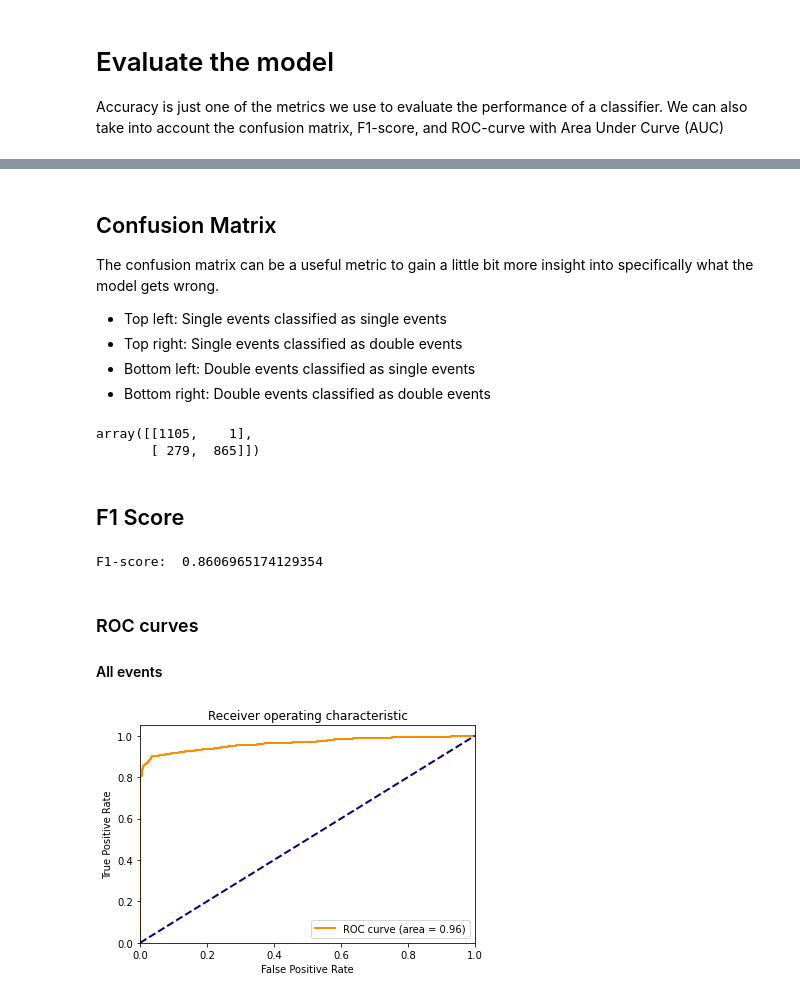
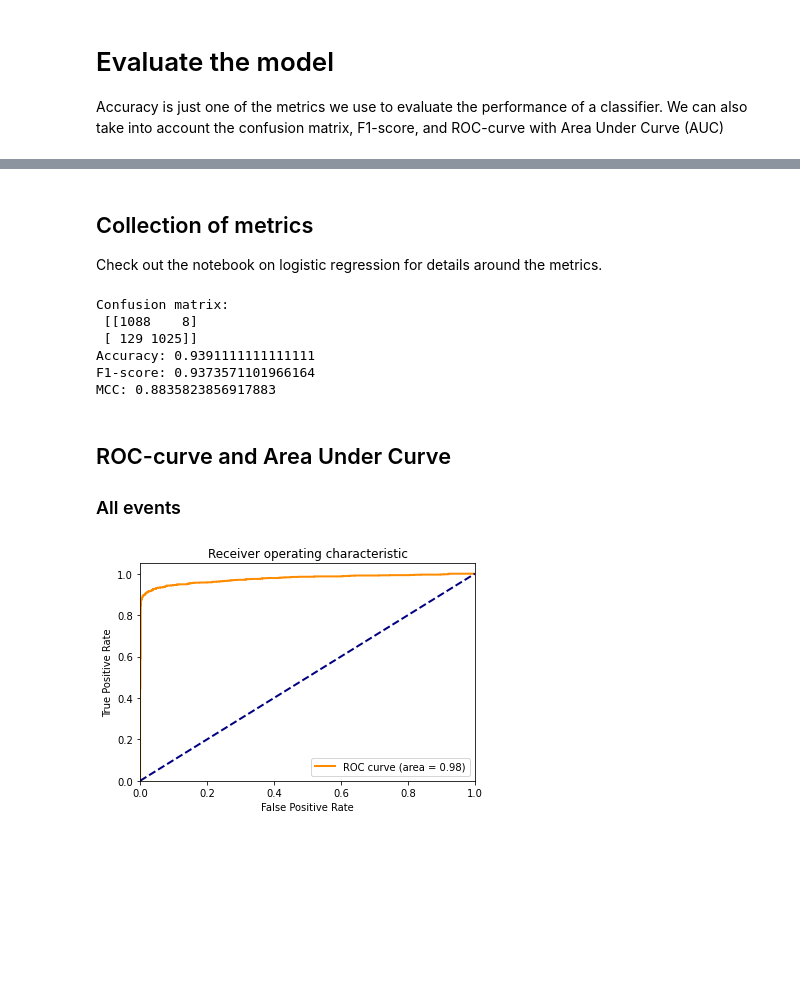
Before and after one commit to geirtul/event_classification_example, a Jupyter notebook: notebooks/convolutional.ipynb, the cells around one changed output, grey strips where cells are left out. Cells and saved outputs as stored; diff of their text form; code cells hidden in the pictures; blank space fills up the shorter version.

```diff
--- a/notebooks/convolutional.ipynb
+++ b/notebooks/convolutional.ipynb
@@ -27,7 +28,7 @@ The convolutional layers we'll be using expect the inputs to have 4 dimensions:\
 M and N are the image dimensions, 16x16, but while RGB images have 3 channels, ours currently has 0, but should have 1.\
 We solve this by just adding an empty axis.
 # %%
-images = images[:, :, :, None]
+images = images.reshape(images.shape[0], 16, 16, 1)
 print(images.shape)
 # %% [output]
 (9000, 16, 16, 1)
@@ -100,7 +97,7 @@ epochs = 20
 # The the model handles the splitting.
 
 val_data = (normalize_image_data(images[val_idx]), labels[val_idx])
-model.fit(
+history = model.fit(
     x=normalize_image_data(images[train_idx]),
     y=labels[train_idx],
     validation_data=val_data,
@@ -136,26 +161,3 @@ pred = model.predict([normalize_image_data(images[val_idx])])
-# %% [markdown]
-## Confusion Matrix
-The confusion matrix can be a useful metric to gain a little bit
-more insight into specifically what the model gets wrong.
-* Top left: Single events classified as single events
-* Top right: Single events classified as double events
-* Bottom left: Double events classified as single events
-* Bottom right: Double events classified as double events
-# %%
-# Confusion Matrix
-from sklearn.metrics import confusion_matrix
-# Convert sigmoid values from prediction to integers so it works with the function.
-
-result = pred > 0.5
-confusion_matrix(labels[val_idx], result)
-# %% [output]
-array([[1105,    1],
-       [ 279,  865]])
-# %% [markdown]
-## F1 Score
-# %%
-from sklearn.metrics import f1_score
-score = f1_score(labels[val_idx], result)
-print("F1-score: ", score)
-# %% [output]
-F1-score:  0.8606965174129354
+# %% [markdown]
+## Collection of metrics
+Check out the notebook on logistic regression for details around the metrics.
@@ -162,21 +169,32 @@ F1-score:  0.8606965174129354
+# %%
+# Print the metrics in an orderly fashion
+print("Confusion matrix:\n", confmat)
+print("Accuracy:", accuracy)
+print("F1-score:", f1)
+print("MCC:", mcc)
+# %% [output]
+Confusion matrix:
+ [[1088    8]
+ [ 129 1025]]
+Accuracy: 0.9391111111111111
+F1-score: 0.9373571101966164
+MCC: 0.8835823856917883
 # %% [markdown]
-### ROC curves
-#### All events
+## ROC-curve and Area Under Curve
+### All events
 # %%
-from sklearn.metrics import roc_curve, auc
-
 fpr, tpr, thresholds = roc_curve(labels[val_idx], pred)
-roc_auc = auc(fpr, tpr)
+roc_auc = roc_auc_score(labels[val_idx], pred)
 # Plot the curve
 plt.figure()
 plt.plot(fpr, tpr, color='darkorange', lw=2, label="ROC curve (area = {:0.2f})".format(roc_auc))
 plt.plot([0, 1], [0, 1], color='navy', lw=2, linestyle='--')
 plt.xlim([0.0, 1.0])
 plt.ylim([0.0, 1.05])
 plt.xlabel('False Positive Rate')
 plt.ylabel('True Positive Rate')
 plt.title('Receiver operating characteristic')
 plt.legend()
 plt.show()
 # %% [output]
-[figure, old version]
+[figure, new version]
```
Also changed, not shown: parts of 8 cells of this notebook, 1 other file.
